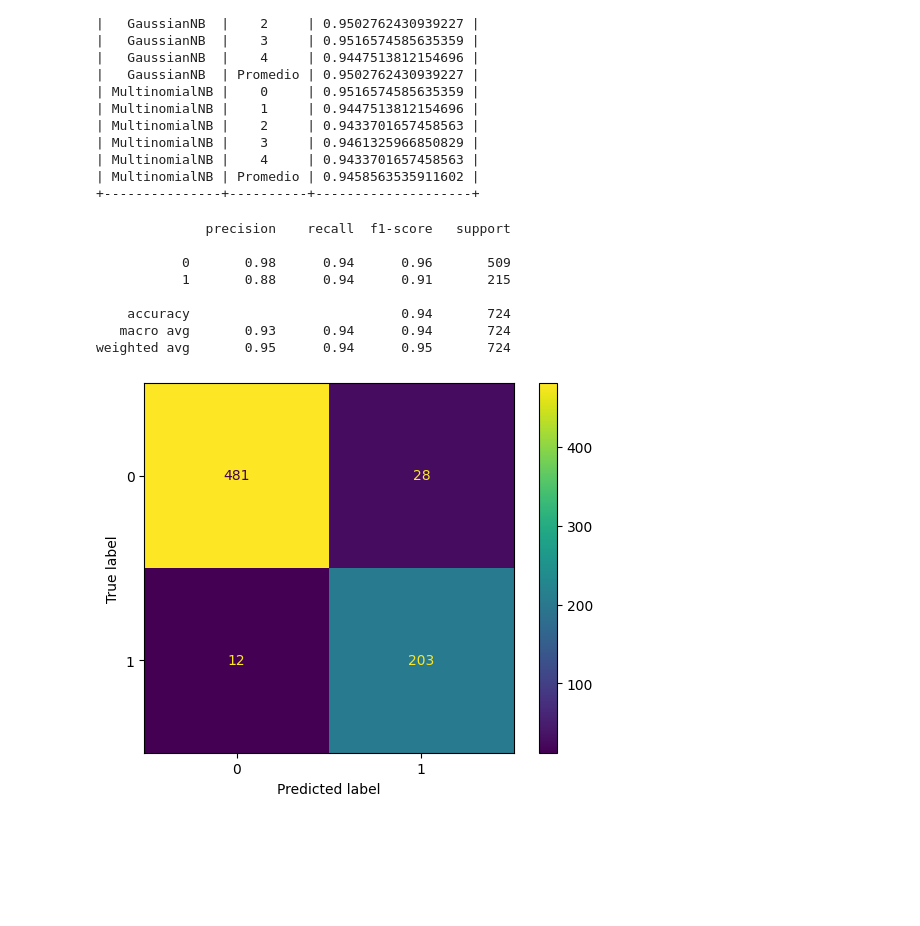
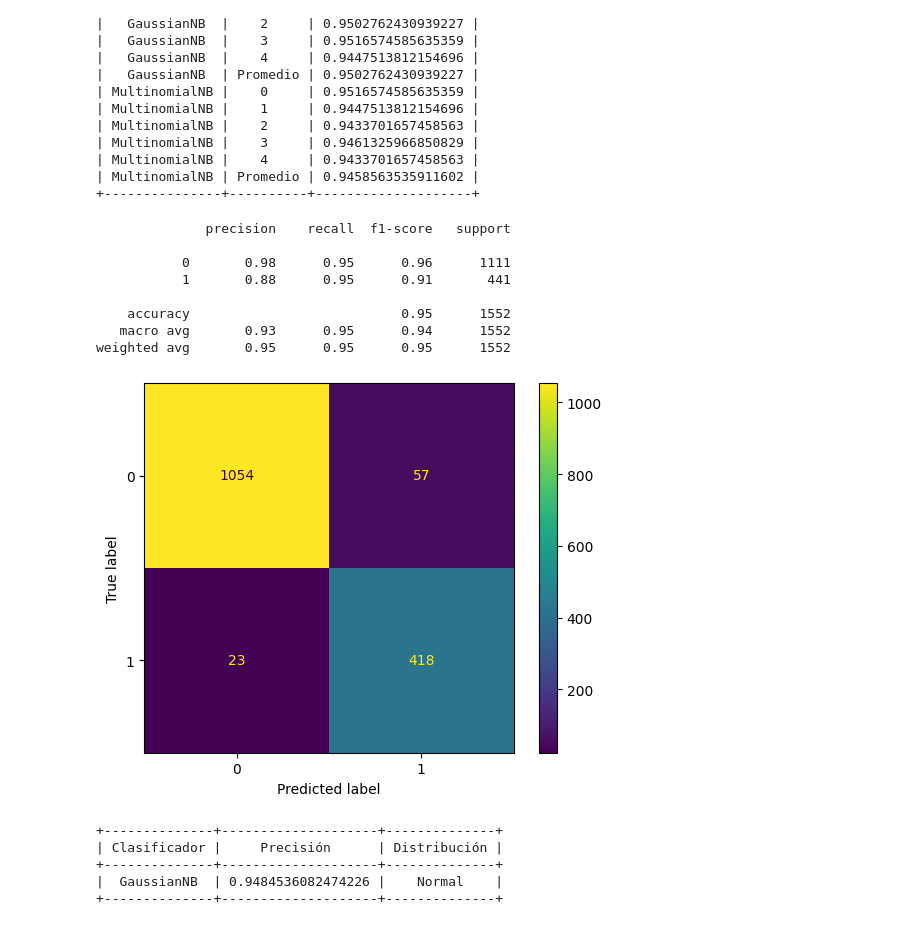
Before and after one commit to Jafet5757/AprendizajeMaquina, a Jupyter notebook: Bayes/emails.ipynb, the cells around one changed output. Saved outputs shown, nothing was run; the diff lists cells and outputs as text; code cells hidden in the pictures; blank space fills up the shorter version.

```diff
--- a/Bayes/emails.ipynb
+++ b/Bayes/emails.ipynb
@@ -77,28 +77,46 @@ print(table)
 # %%
 from sklearn.metrics import classification_report
 from sklearn.metrics import confusion_matrix
 from sklearn.metrics import ConfusionMatrixDisplay
 import matplotlib.pyplot as plt
 
-# Obtenemos la matriz de confusión
-train_data, val_data = train.iloc[train_index], train.iloc[val_index]
+# Obtenemos la matriz de confusión de GaussianNB
+train_data, val_data = train, test
+
+# Entrenamos con todas las columnas excepto Prediction
 gnb.fit(train_data.iloc[:, 1:-1], train_data["Prediction"])
 
+# Predecimos los datos de test
 gnb_pred = gnb.predict(val_data.iloc[:, 1:-1])
 
+# Imprimimos el reporte de clasificación
 print(classification_report(val_data["Prediction"], gnb_pred))
 
 cm = confusion_matrix(val_data["Prediction"], gnb_pred)
 disp = ConfusionMatrixDisplay(confusion_matrix=cm, display_labels=gnb.classes_)
 disp.plot()
 plt.show()
 # %% [output]
               precision    recall  f1-score   support
 
-           0       0.98      0.94      0.96       509
-           1       0.88      0.94      0.91       215
+           0       0.98      0.95      0.96      1111
+           1       0.88      0.95      0.91       441
 
-    accuracy                           0.94       724
-   macro avg       0.93      0.94      0.94       724
-weighted avg       0.95      0.94      0.95       724
+    accuracy                           0.95      1552
+   macro avg       0.93      0.95      0.94      1552
+weighted avg       0.95      0.95      0.95      1552
-[figure, old version]
+[figure, new version]
+# %%
+# Calculamos el accuracy y lo mostramos en una tabla junto con el tipo de distribucion
+table = PrettyTable()
+accuracy = accuracy_score(val_data["Prediction"], gnb_pred)
+table.field_names = ["Clasificador", "Precisión", "Distribución"]
+table.add_row(["GaussianNB", accuracy, "Normal"])
+
+print(table)
+# %% [output]
++--------------+--------------------+--------------+
+| Clasificador |     Precisión      | Distribución |
++--------------+--------------------+--------------+
+|  GaussianNB  | 0.9484536082474226 |    Normal    |
++--------------+--------------------+--------------+
```
Also changed, not shown: 3 other files.
